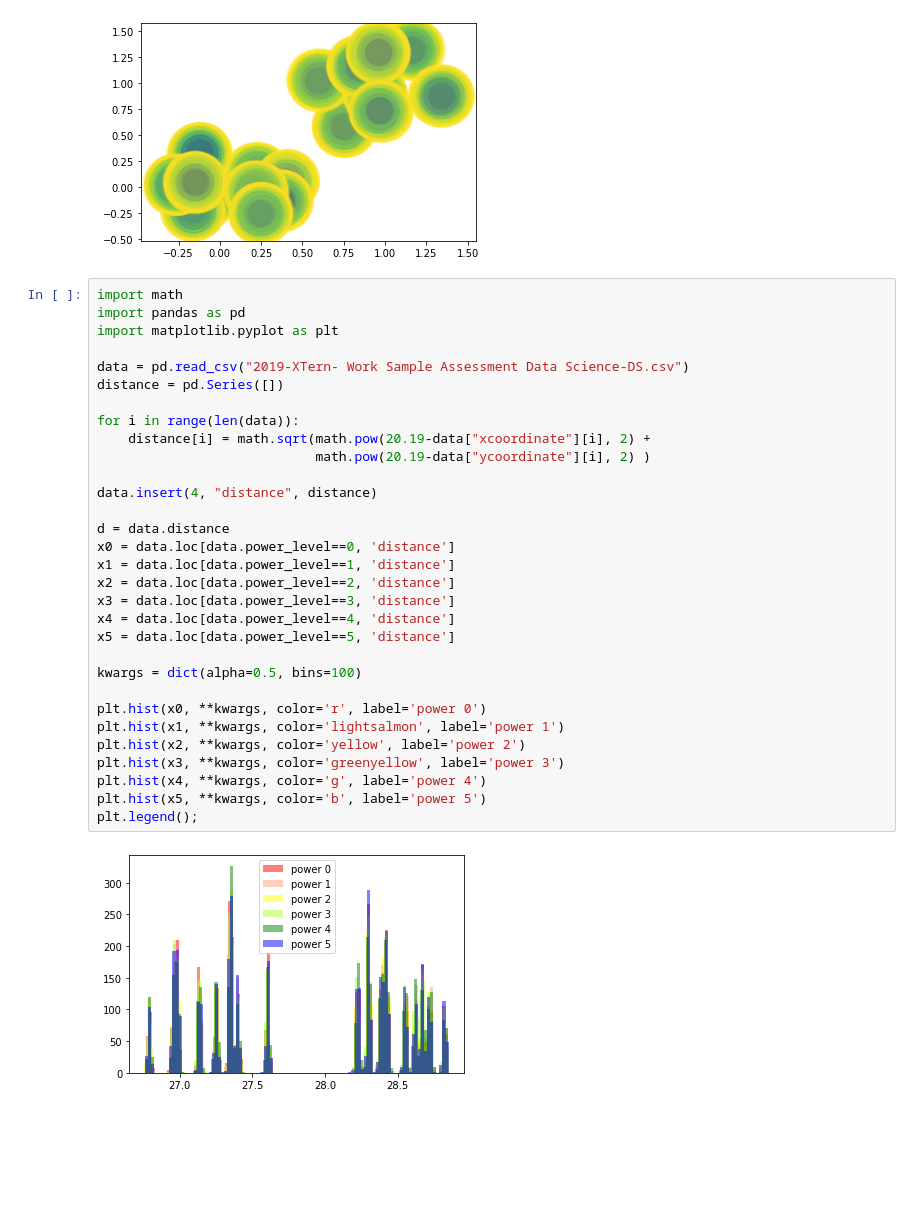
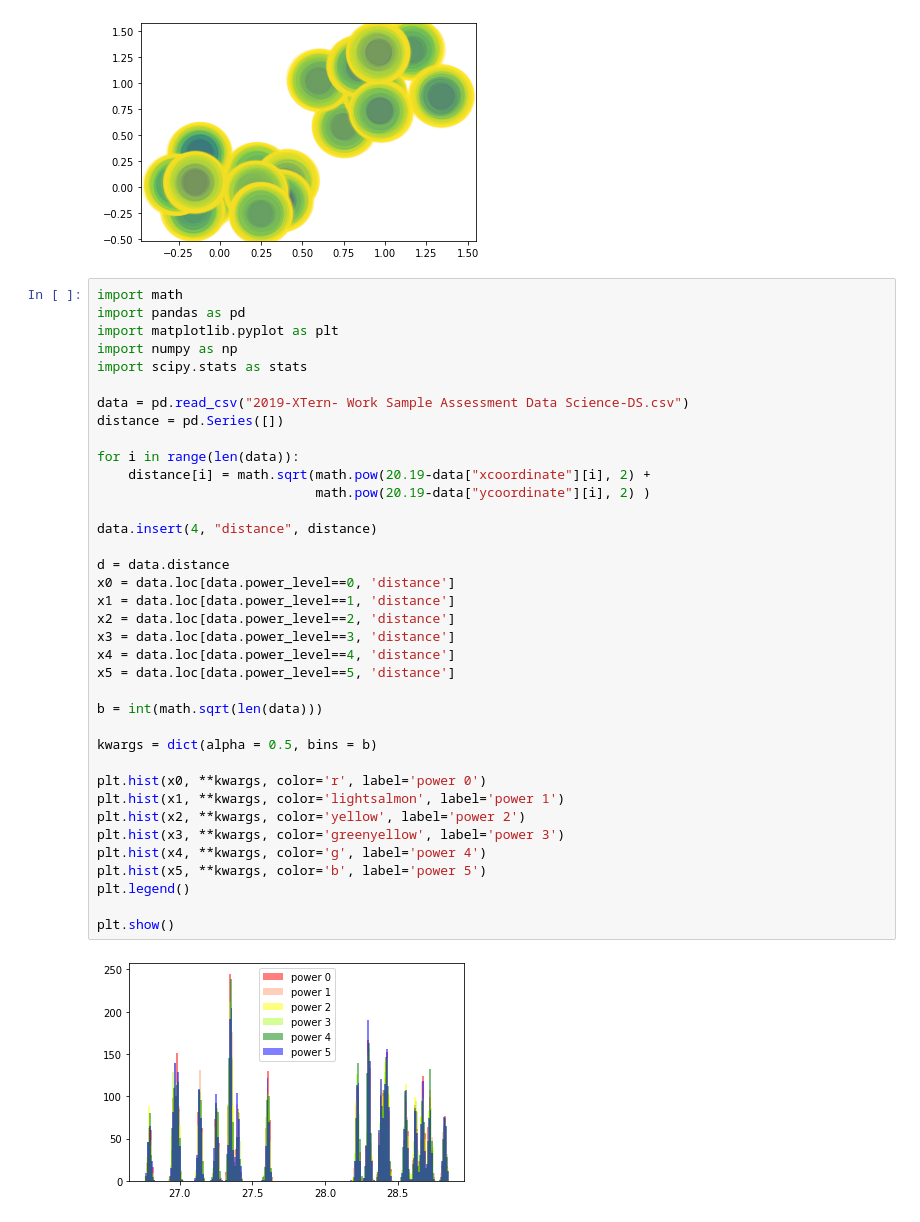
Before and after one commit to CharloZhu/Xtern_data_science, a Jupyter notebook: data.ipynb, the cells around one changed output. Saved outputs shown, nothing was run; the diff lists cells and outputs as text; blank space fills up the shorter version.

```diff
--- a/data.ipynb
+++ b/data.ipynb
@@ -28,33 +28,39 @@ plt.show()
 # %%
 import math
 import pandas as pd
 import matplotlib.pyplot as plt
+import numpy as np
+import scipy.stats as stats
 
 data = pd.read_csv("2019-XTern- Work Sample Assessment Data Science-DS.csv")
 distance = pd.Series([])
 
 for i in range(len(data)):
     distance[i] = math.sqrt(math.pow(20.19-data["xcoordinate"][i], 2) +
                             math.pow(20.19-data["ycoordinate"][i], 2) )
 
 data.insert(4, "distance", distance)
 
 d = data.distance
 x0 = data.loc[data.power_level==0, 'distance']
 x1 = data.loc[data.power_level==1, 'distance']
 x2 = data.loc[data.power_level==2, 'distance']
 x3 = data.loc[data.power_level==3, 'distance']
 x4 = data.loc[data.power_level==4, 'distance']
 x5 = data.loc[data.power_level==5, 'distance']
 
-kwargs = dict(alpha=0.5, bins=100)
+b = int(math.sqrt(len(data)))
+
+kwargs = dict(alpha = 0.5, bins = b)
 
 plt.hist(x0, **kwargs, color='r', label='power 0')
 plt.hist(x1, **kwargs, color='lightsalmon', label='power 1')
 plt.hist(x2, **kwargs, color='yellow', label='power 2')
 plt.hist(x3, **kwargs, color='greenyellow', label='power 3')
 plt.hist(x4, **kwargs, color='g', label='power 4')
 plt.hist(x5, **kwargs, color='b', label='power 5')
-plt.legend();
+plt.legend()
+
+plt.show()
 # %% [output]
-[figure, old version]
+[figure, new version]
```
